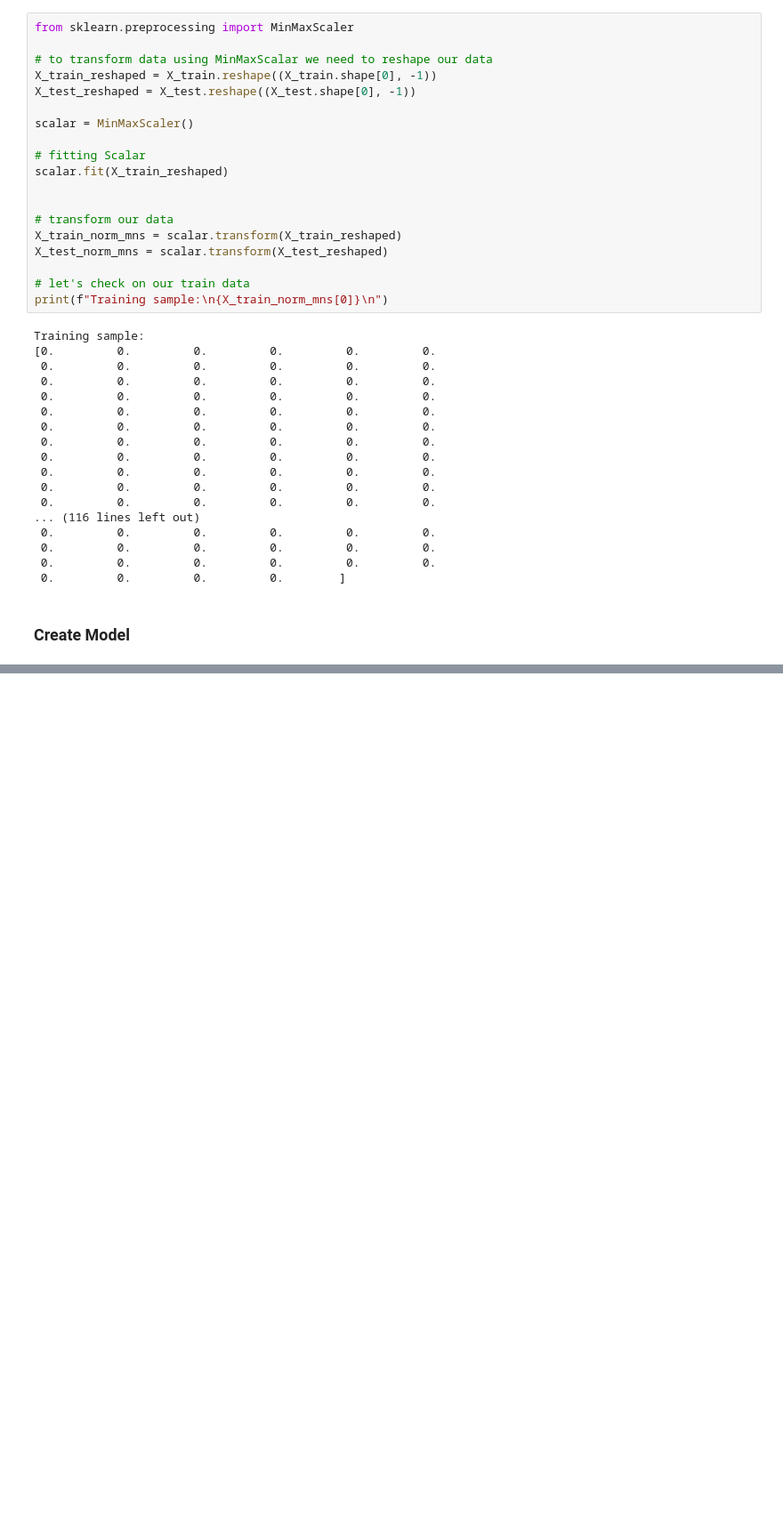
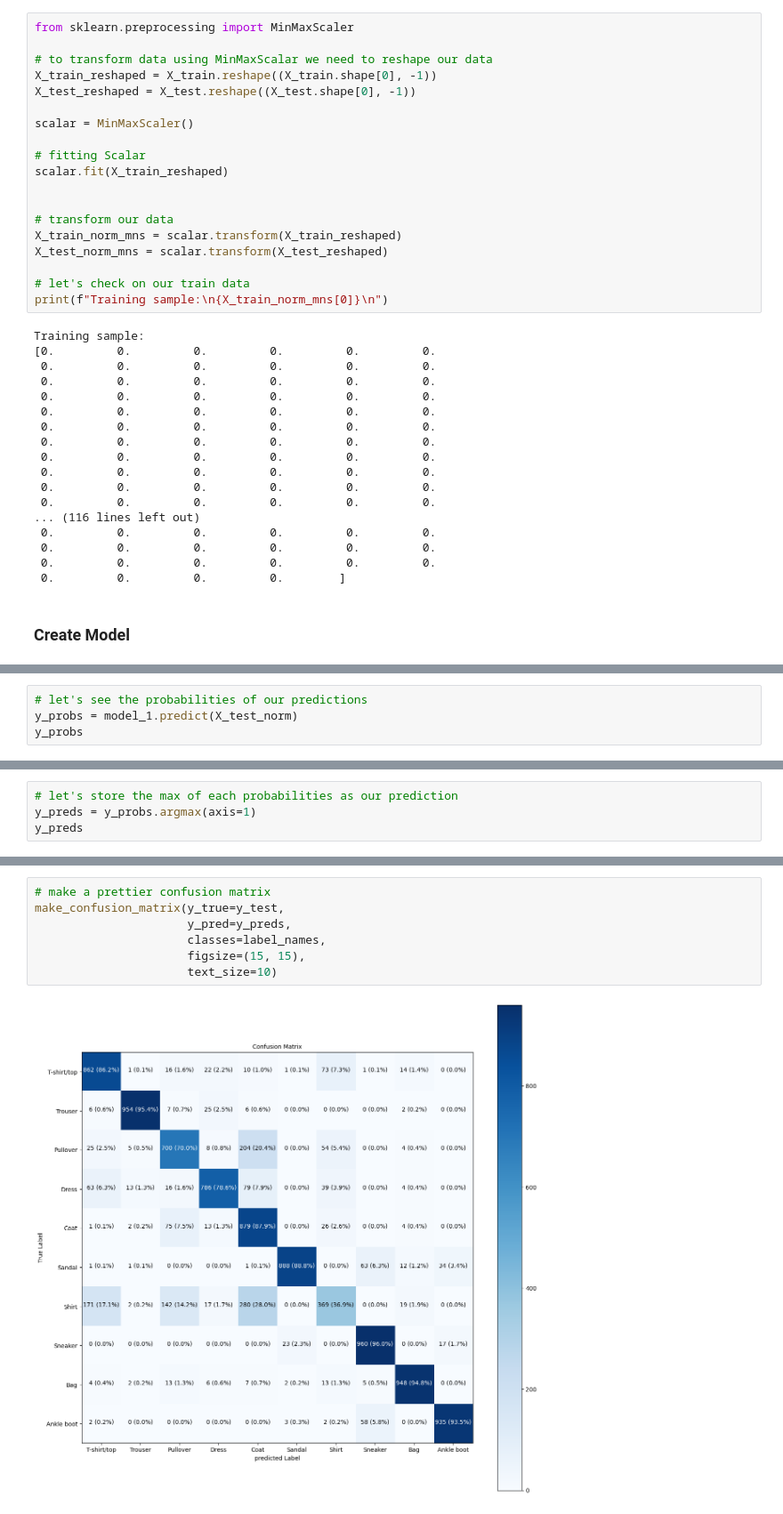
Before and after one commit to achbj/Projects, a Jupyter notebook: tensorflow/tensorflow_image_classification_fashion_mnist.ipynb, the cells around one changed output, grey strips where cells are left out. Shown at 89% size. Cells and saved outputs as stored; diff of their text form; blank space fills up the shorter version.

```diff
--- a/tensorflow/tensorflow_image_classification_fashion_mnist.ipynb
+++ b/tensorflow/tensorflow_image_classification_fashion_mnist.ipynb
@@ -338,0 +399,4 @@ _________________________________________________________________
+# %%
+# let's see the probabilities of our predictions
+y_probs = model_1.predict(X_test_norm)
+y_probs
@@ -338,0 +418,4 @@ _________________________________________________________________
+# %%
+# let's store the max of each probabilities as our prediction
+y_preds = y_probs.argmax(axis=1)
+y_preds
@@ -338,0 +440,9 @@ _________________________________________________________________
+# %%
+# make a prettier confusion matrix
+make_confusion_matrix(y_true=y_test,
+                      y_pred=y_preds,
+                      classes=label_names,
+                      figsize=(15, 15),
+                      text_size=10)
+# %% [output]
+[figure, added]
```
Also changed, not shown: parts of 12 cells of this notebook, 2 other files.
